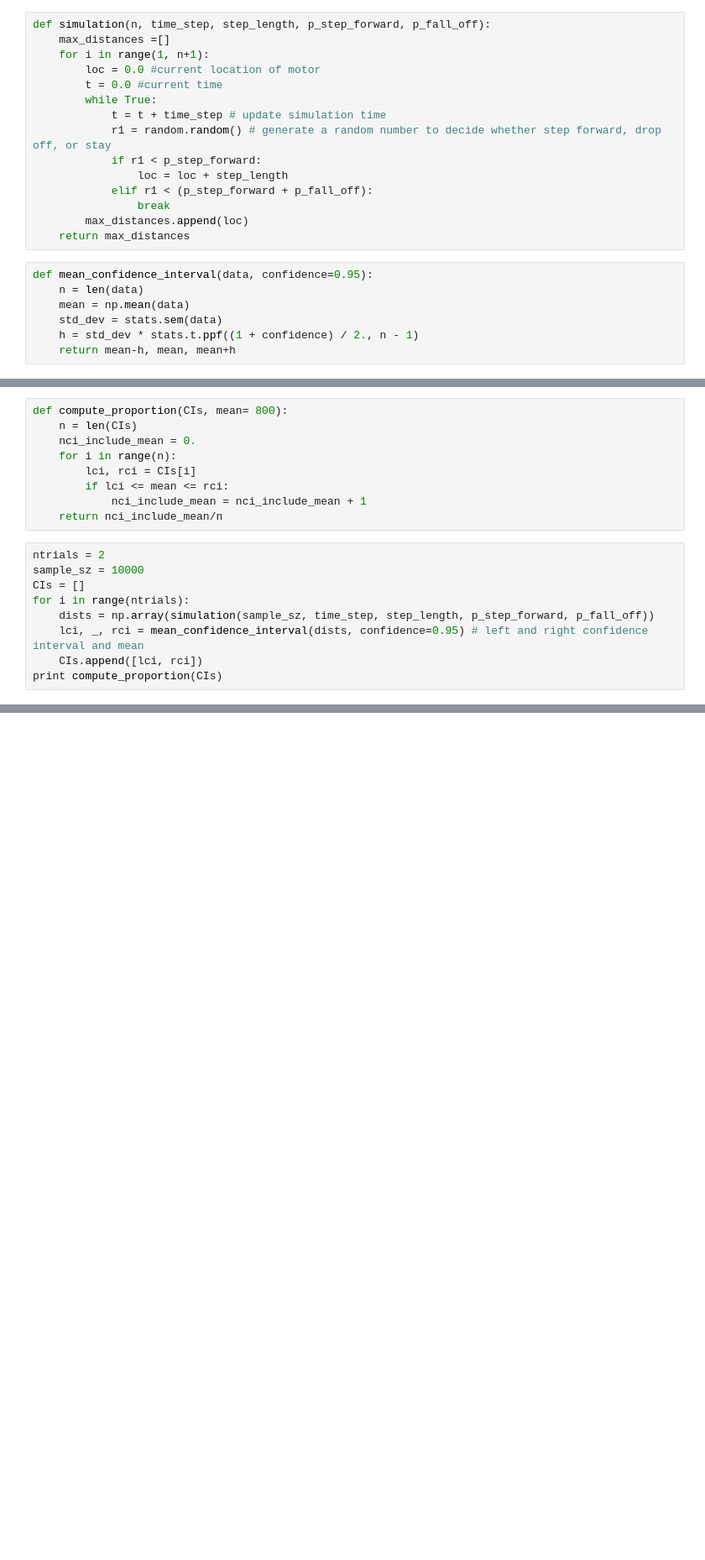
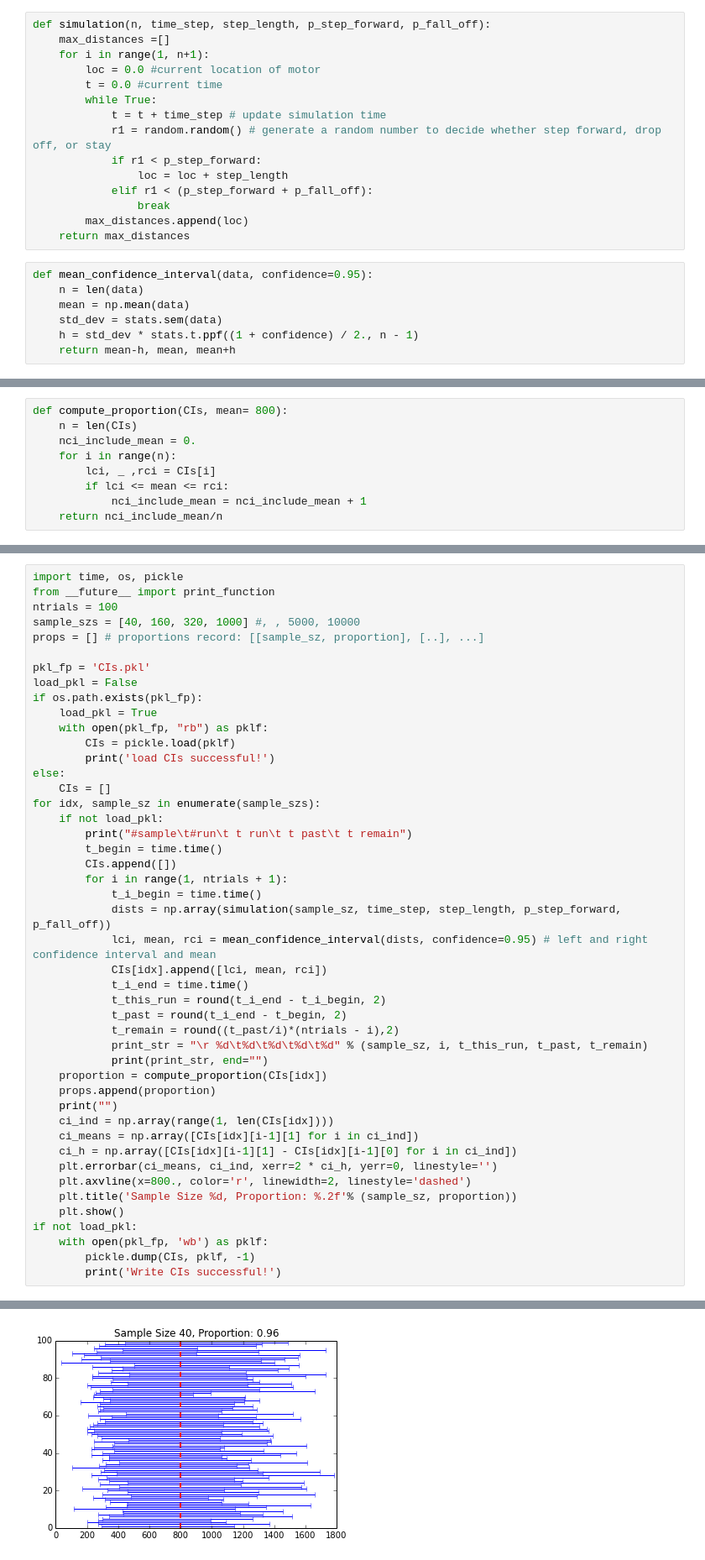
Before and after one commit to 15101538237ren/SCB_HW3, a Jupyter notebook: scb_hw3.ipynb, the cells around one changed output, grey strips where cells are left out. Shown at 84% size. Drawn from its saved outputs; the diff is of its cells as text; blank space fills up the shorter version.

```diff
--- a/scb_hw3.ipynb
+++ b/scb_hw3.ipynb
@@ -56,16 +61,7 @@ def compute_proportion(CIs, mean= 800):
     n = len(CIs)
     nci_include_mean = 0.
     for i in range(n):
-        lci, rci = CIs[i]
+        lci, _ ,rci = CIs[i]
         if lci <= mean <= rci:
             nci_include_mean = nci_include_mean + 1
     return nci_include_mean/n
-# %%
-ntrials = 2
-sample_sz = 10000
-CIs = []
-for i in range(ntrials):
-    dists = np.array(simulation(sample_sz, time_step, step_length, p_step_forward, p_fall_off))
-    lci, _, rci = mean_confidence_interval(dists, confidence=0.95) # left and right confidence interval and mean
-    CIs.append([lci, rci])
-print compute_proportion(CIs)
@@ -73,0 +68,47 @@ print compute_proportion(CIs)
+# %%
+import time, os, pickle
+from __future__ import print_function
+ntrials = 100
+sample_szs = [40, 160, 320, 1000] #, , 5000, 10000
+props = [] # proportions record: [[sample_sz, proportion], [..], ...]
+
+pkl_fp = 'CIs.pkl'
+load_pkl = False
+if os.path.exists(pkl_fp):
+    load_pkl = True
+    with open(pkl_fp, "rb") as pklf:
+        CIs = pickle.load(pklf)
+        print('load CIs successful!')
+else:
+    CIs = []
+for idx, sample_sz in enumerate(sample_szs):
+    if not load_pkl:
+        print("#sample\t#run\t t run\t t past\t t remain")
+        t_begin = time.time()
+        CIs.append([])
+        for i in range(1, ntrials + 1):
+            t_i_begin = time.time()
+            dists = np.array(simulation(sample_sz, time_step, step_length, p_step_forward, p_fall_off))
+            lci, mean, rci = mean_confidence_interval(dists, confidence=0.95) # left and right confidence interval and mean
+            CIs[idx].append([lci, mean, rci])
+            t_i_end = time.time()
+            t_this_run = round(t_i_end - t_i_begin, 2)
+            t_past = round(t_i_end - t_begin, 2)
+            t_remain = round((t_past/i)*(ntrials - i),2)
+            print_str = "\r %d\t%d\t%d\t%d\t%d" % (sample_sz, i, t_this_run, t_past, t_remain)
+            print(print_str, end="")
+    proportion = compute_proportion(CIs[idx])
+    props.append(proportion)
+    print("")
+    ci_ind = np.array(range(1, len(CIs[idx])))
+    ci_means = np.array([CIs[idx][i-1][1] for i in ci_ind])
+    ci_h = np.array([CIs[idx][i-1][1] - CIs[idx][i-1][0] for i in ci_ind])
+    plt.errorbar(ci_means, ci_ind, xerr=2 * ci_h, yerr=0, linestyle='')
+    plt.axvline(x=800., color='r', linewidth=2, linestyle='dashed')
+    plt.title('Sample Size %d, Proportion: %.2f'% (sample_sz, proportion))
+    plt.show()
+if not load_pkl:
+    with open(pkl_fp, 'wb') as pklf:
+        pickle.dump(CIs, pklf, -1)
+        print('Write CIs successful!')
+# %% [output]
@@ -73,0 +116 @@ print compute_proportion(CIs)
+[figure, added]
```
Also changed, not shown: parts of 14 cells of this notebook, 2 other files.
